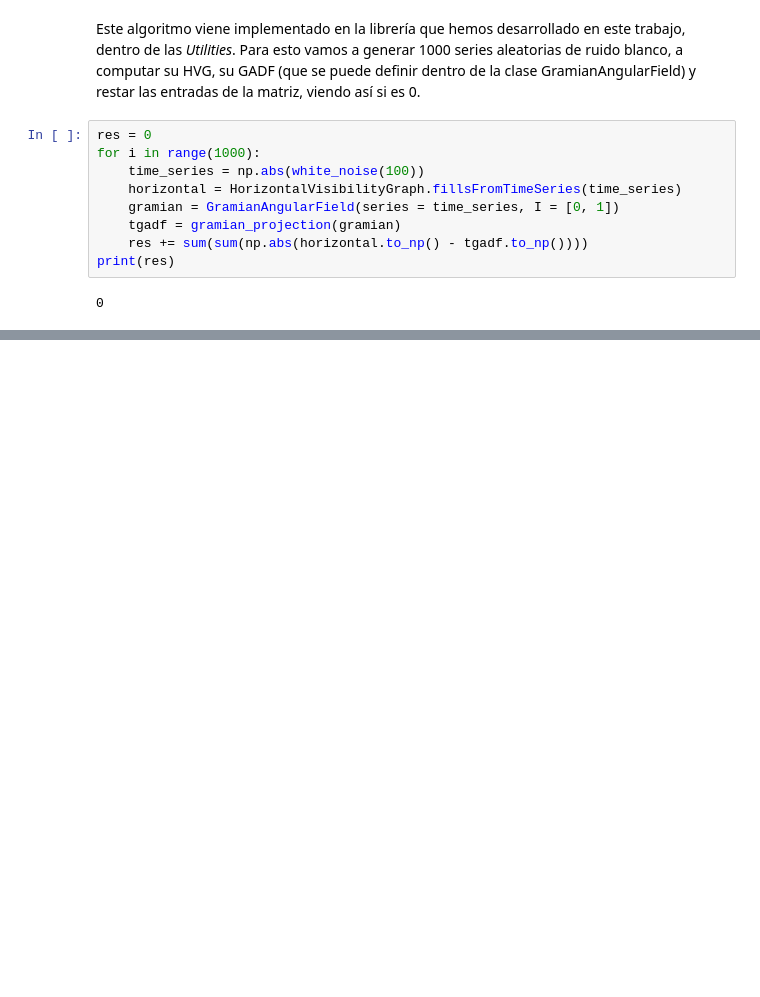
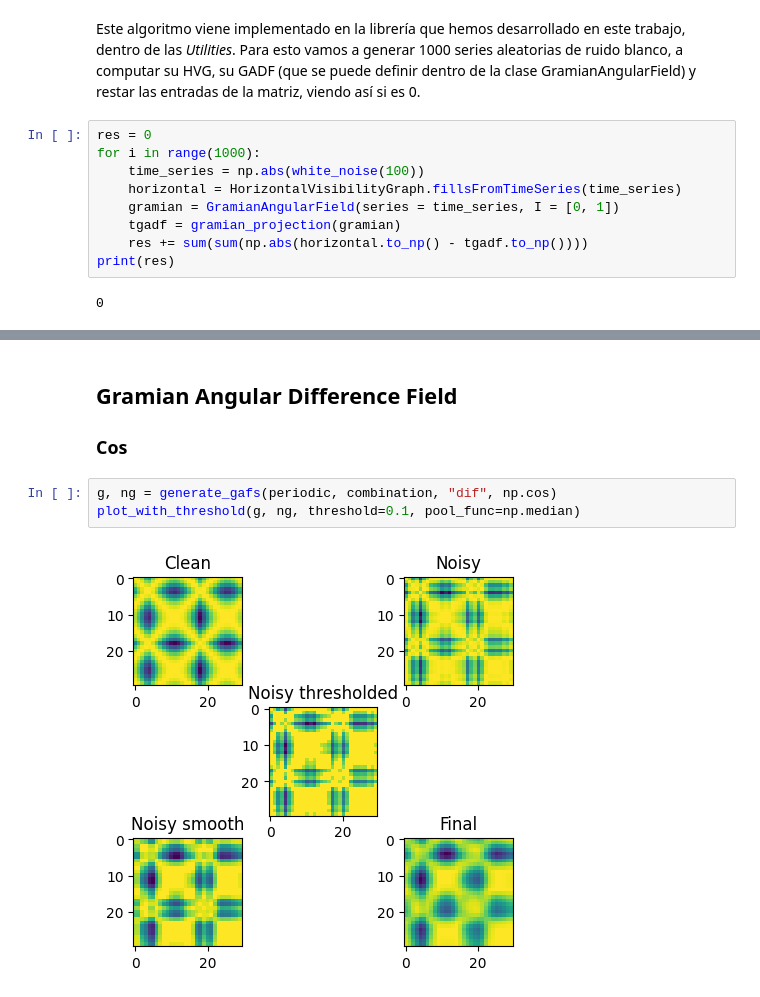
Before and after one commit to cperezln/vg_gaf, a Jupyter notebook: Experimentos (HVG - GAF).ipynb, the cells around one changed output, grey strips where cells are left out. Drawn from its saved outputs; the diff is of its cells as text; blank space fills up the shorter version.

```diff
--- a/Experimentos (HVG - GAF).ipynb
+++ b/Experimentos (HVG - GAF).ipynb
@@ -380,0 +413,8 @@ print(res)
+# %% [markdown]
+## Gramian Angular Difference Field
+### Cos
+# %%
+g, ng = generate_gafs(periodic, combination, "dif", np.cos)
+plot_with_threshold(g, ng, threshold=0.1, pool_func=np.median)
+# %% [output]
+[figure, added]
```
Also changed, not shown: parts of 7 cells of this notebook, 2 other files.
